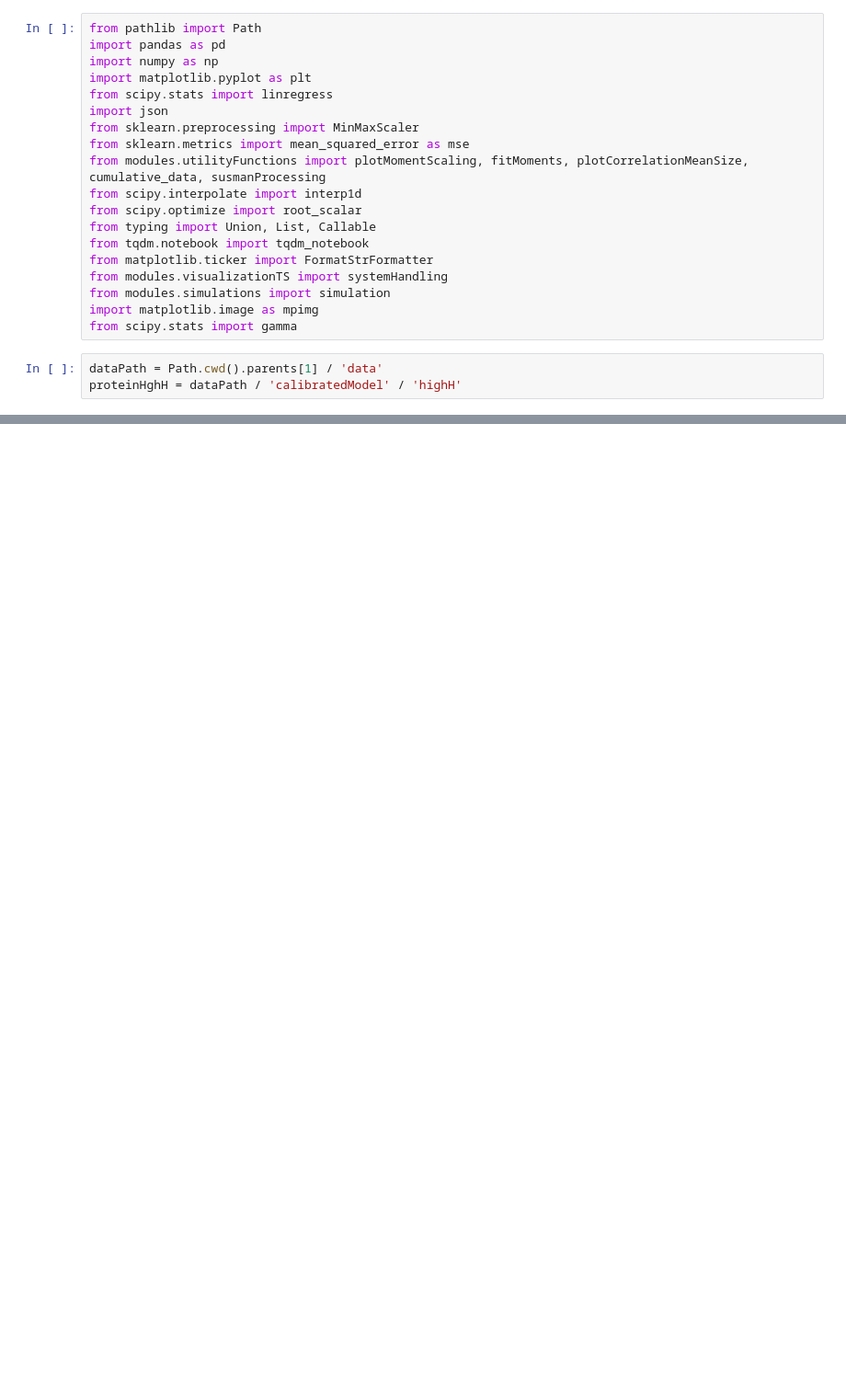
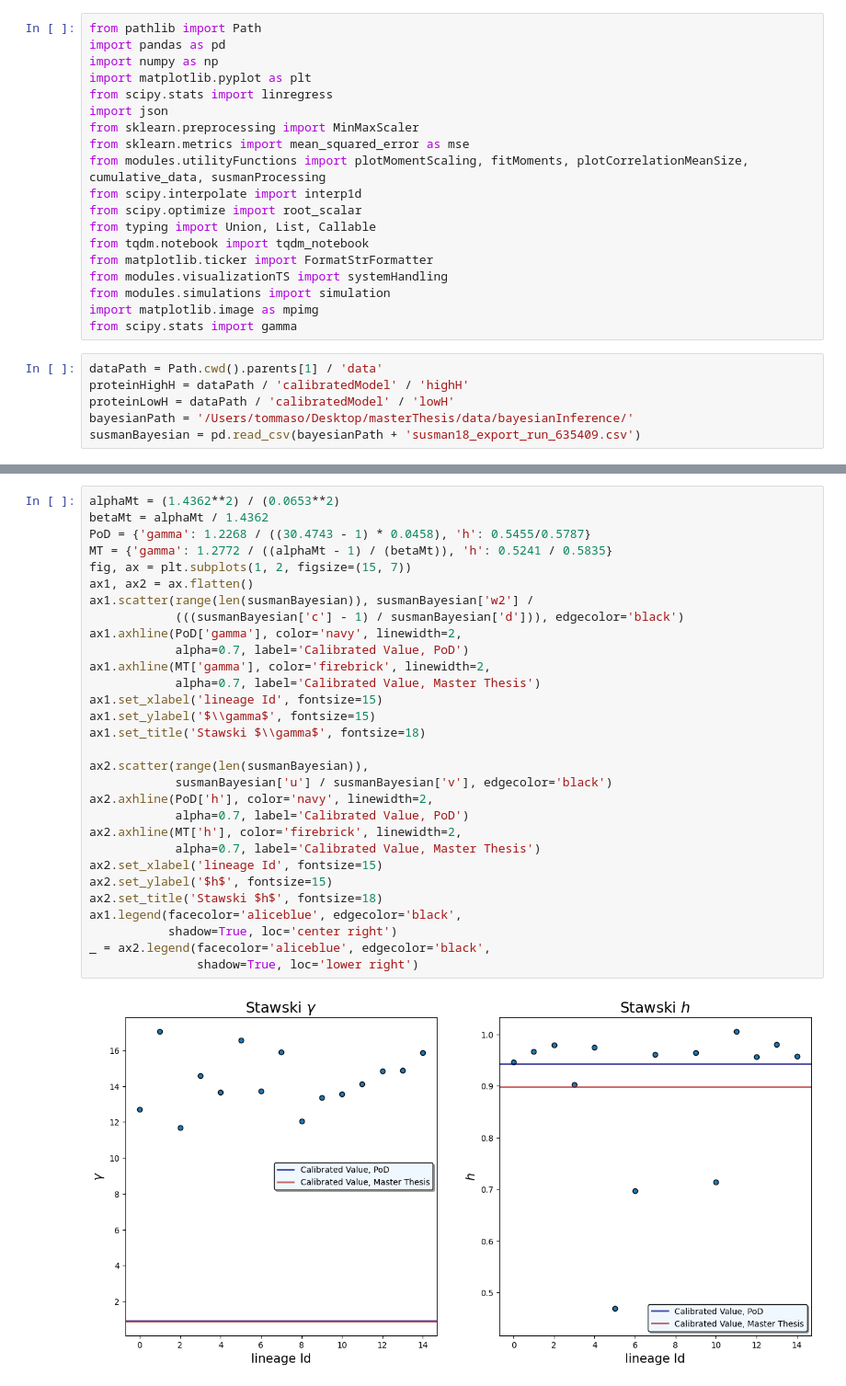
Before and after one commit to tommasoamico/masterThesis, a Jupyter notebook: code/pythonApp/visualization6.ipynb, the cells around one changed output, grey strips where cells are left out. Shown: that part at 92% size. Drawn from its saved outputs; the diff is of its cells as text; blank space fills up the shorter version.

Commit message:
Finished visualization 6 file

```diff
--- a/code/pythonApp/visualization6.ipynb
+++ b/code/pythonApp/visualization6.ipynb
@@ -19,4 +19,7 @@ import matplotlib.image as mpimg
 from scipy.stats import gamma
 # %%
 dataPath = Path.cwd().parents[1] / 'data'
-proteinHghH = dataPath / 'calibratedModel' / 'highH'
+proteinHighH = dataPath / 'calibratedModel' / 'highH'
+proteinLowH = dataPath / 'calibratedModel' / 'lowH'
+bayesianPath = '/Users/tommaso/Desktop/masterThesis/data/bayesianInference/'
+susmanBayesian = pd.read_csv(bayesianPath + 'susman18_export_run_635409.csv')
@@ -22,0 +32,32 @@ proteinHghH = dataPath / 'calibratedModel' / 'highH'
+# %%
+alphaMt = (1.4362**2) / (0.0653**2)
+betaMt = alphaMt / 1.4362
+PoD = {'gamma': 1.2268 / ((30.4743 - 1) * 0.0458), 'h': 0.5455/0.5787}
+MT = {'gamma': 1.2772 / ((alphaMt - 1) / (betaMt)), 'h': 0.5241 / 0.5835}
+fig, ax = plt.subplots(1, 2, figsize=(15, 7))
+ax1, ax2 = ax.flatten()
+ax1.scatter(range(len(susmanBayesian)), susmanBayesian['w2'] /
+            (((susmanBayesian['c'] - 1) / susmanBayesian['d'])), edgecolor='black')
+ax1.axhline(PoD['gamma'], color='navy', linewidth=2,
+            alpha=0.7, label='Calibrated Value, PoD')
+ax1.axhline(MT['gamma'], color='firebrick', linewidth=2,
+            alpha=0.7, label='Calibrated Value, Master Thesis')
+ax1.set_xlabel('lineage Id', fontsize=15)
+ax1.set_ylabel('$\\gamma$', fontsize=15)
+ax1.set_title('Stawski $\\gamma$', fontsize=18)
+
+ax2.scatter(range(len(susmanBayesian)),
+            susmanBayesian['u'] / susmanBayesian['v'], edgecolor='black')
+ax2.axhline(PoD['h'], color='navy', linewidth=2,
+            alpha=0.7, label='Calibrated Value, PoD')
+ax2.axhline(MT['h'], color='firebrick', linewidth=2,
+            alpha=0.7, label='Calibrated Value, Master Thesis')
+ax2.set_xlabel('lineage Id', fontsize=15)
+ax2.set_ylabel('$h$', fontsize=15)
+ax2.set_title('Stawski $h$', fontsize=18)
+ax1.legend(facecolor='aliceblue', edgecolor='black',
+           shadow=True, loc='center right')
+_ = ax2.legend(facecolor='aliceblue', edgecolor='black',
+               shadow=True, loc='lower right')
+# %% [output]
+[figure, added]
```
Also changed, not shown: parts of 12 cells of this notebook.
